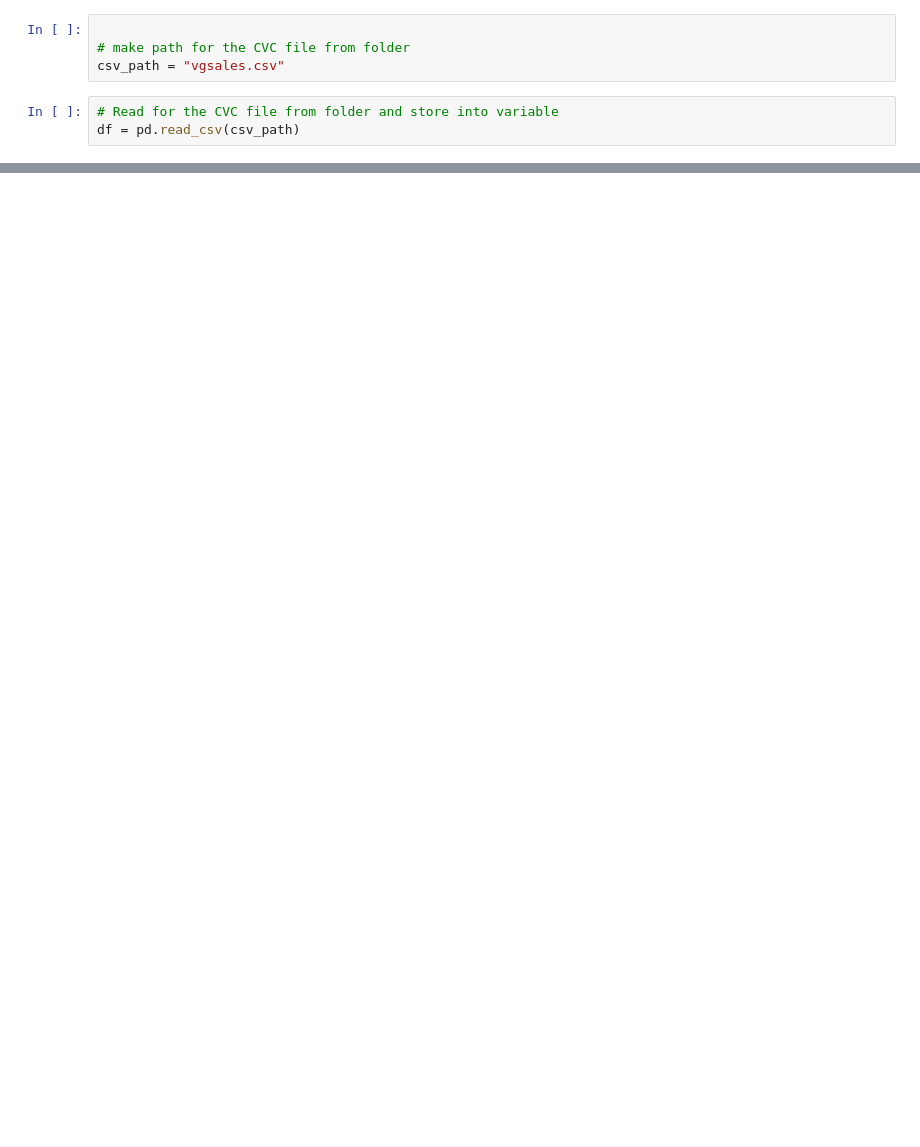
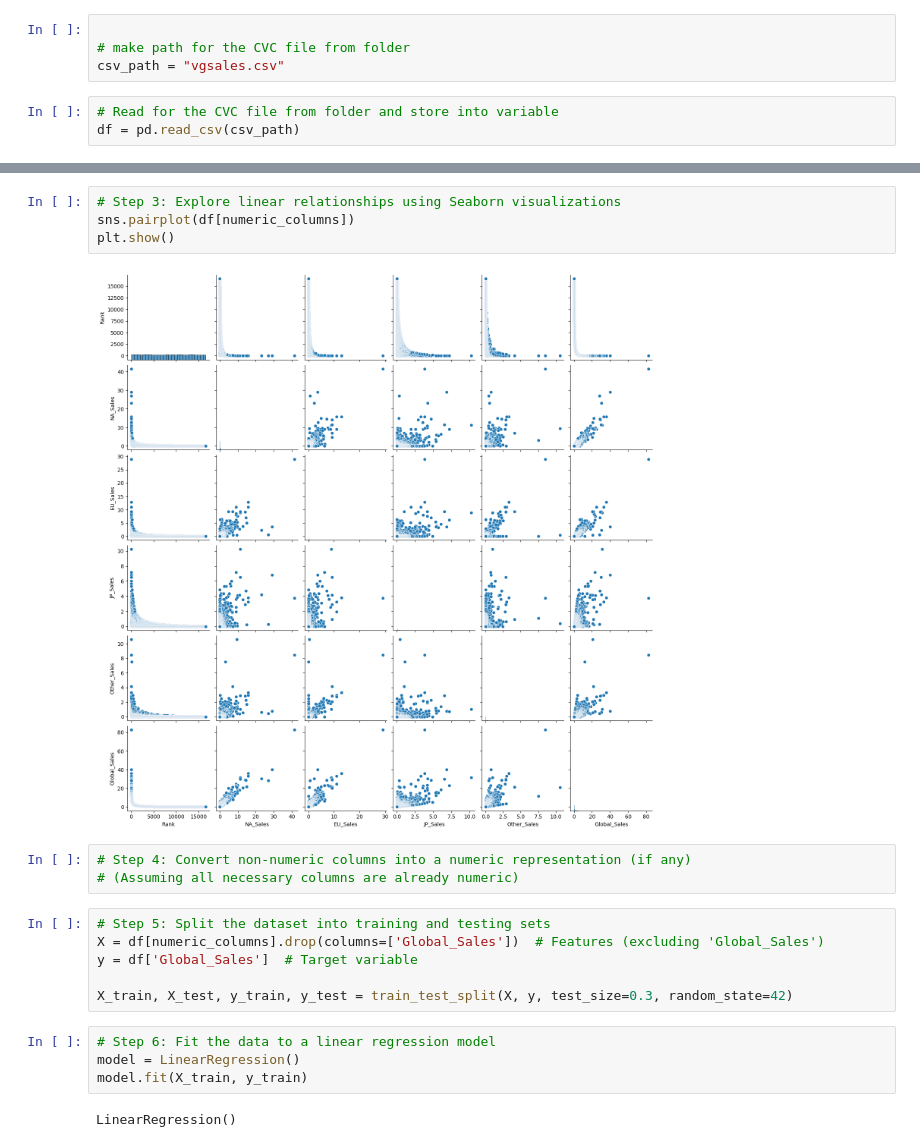
Before and after one commit to waseemimran/Introductiontomachinelearning, a Jupyter notebook: linearRegressionWithOwnDataset.ipynb, the cells around one changed output, grey strips where cells are left out. Cells and saved outputs as stored; diff of their text form; blank space fills up the shorter version.

```diff
--- a/linearRegressionWithOwnDataset.ipynb
+++ b/linearRegressionWithOwnDataset.ipynb
@@ -381,0 +157,21 @@ plt.plot(plot_x, plot_y, 'yo', plot_x, poly1d_fn(plot_x), '--k')
+# %%
+# Step 3: Explore linear relationships using Seaborn visualizations
+sns.pairplot(df[numeric_columns])
+plt.show()
+# %% [output]
+[figure, added]
+# %%
+# Step 4: Convert non-numeric columns into a numeric representation (if any)
+# (Assuming all necessary columns are already numeric)
+# %%
+# Step 5: Split the dataset into training and testing sets
+X = df[numeric_columns].drop(columns=['Global_Sales'])  # Features (excluding 'Global_Sales')
+y = df['Global_Sales']  # Target variable
+
+X_train, X_test, y_train, y_test = train_test_split(X, y, test_size=0.3, random_state=42)
+# %%
+# Step 6: Fit the data to a linear regression model
+model = LinearRegression()
+model.fit(X_train, y_train)
+# %% [output]
+LinearRegression()
```
Also changed, not shown: parts of 53 cells of this notebook, 3 other files.
